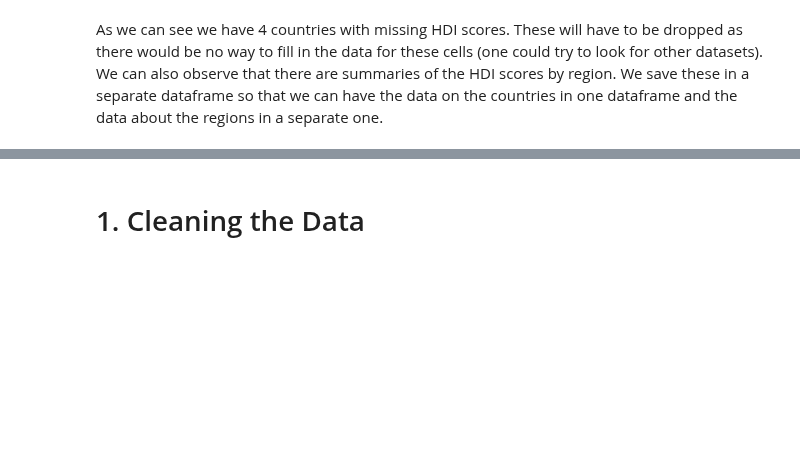
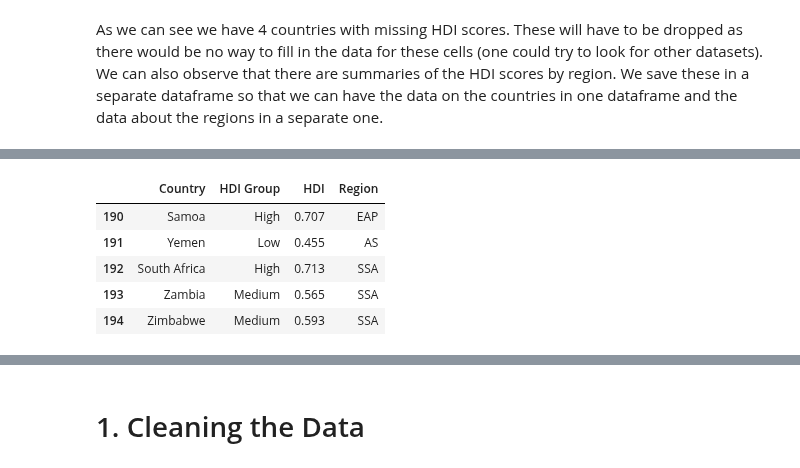
Before and after one commit to jakthehut/HDI-IQ-Analysis, a Jupyter notebook: hdi_iq_analysis.ipynb, the cells around one changed output, grey strips where cells are left out. Saved outputs shown, nothing was run; the diff lists cells and outputs as text; code cells hidden in the pictures; blank space fills up the shorter version.

```diff
--- a/hdi_iq_analysis.ipynb
+++ b/hdi_iq_analysis.ipynb
@@ -107,0 +132,10 @@ ValueError: ('Lengths must match to compare', (206,), (7,))
+# %%
+hdi_df = hdi_df.drop(hdi_df.tail(11).index)
+hdi_df.tail()
+# %% [output]
+|  | Country | HDI Group | HDI | Region |
+| 190 | Samoa | High | 0.707 | EAP |
+| 191 | Yemen | Low | 0.455 | AS |
+| 192 | South Africa | High | 0.713 | SSA |
+| 193 | Zambia | Medium | 0.565 | SSA |
+| 194 | Zimbabwe | Medium | 0.593 | SSA |
```
Also changed, not shown: parts of 10 cells of this notebook.
